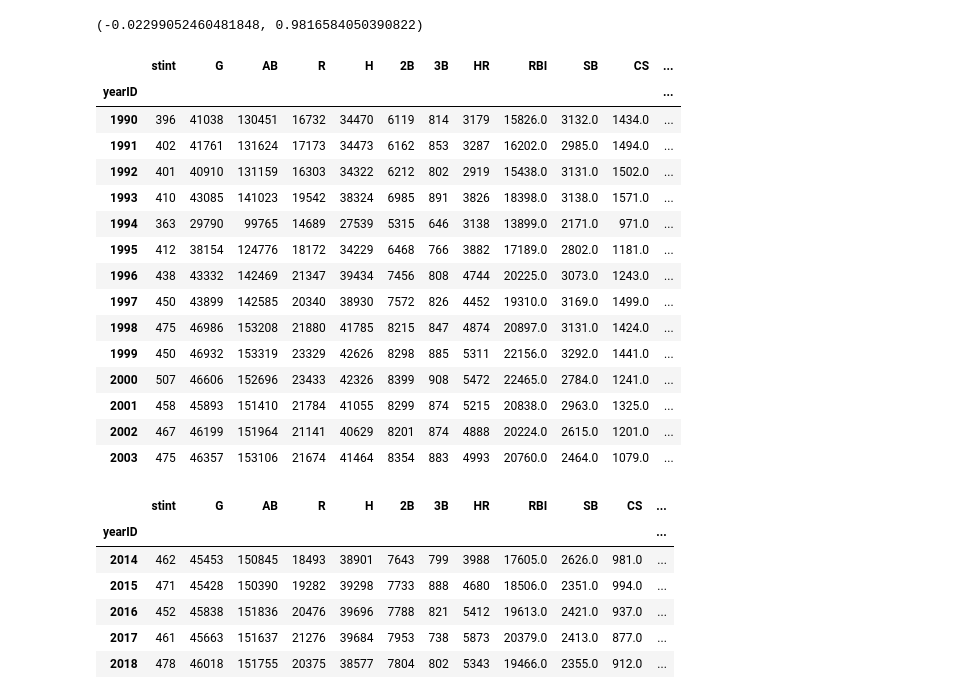
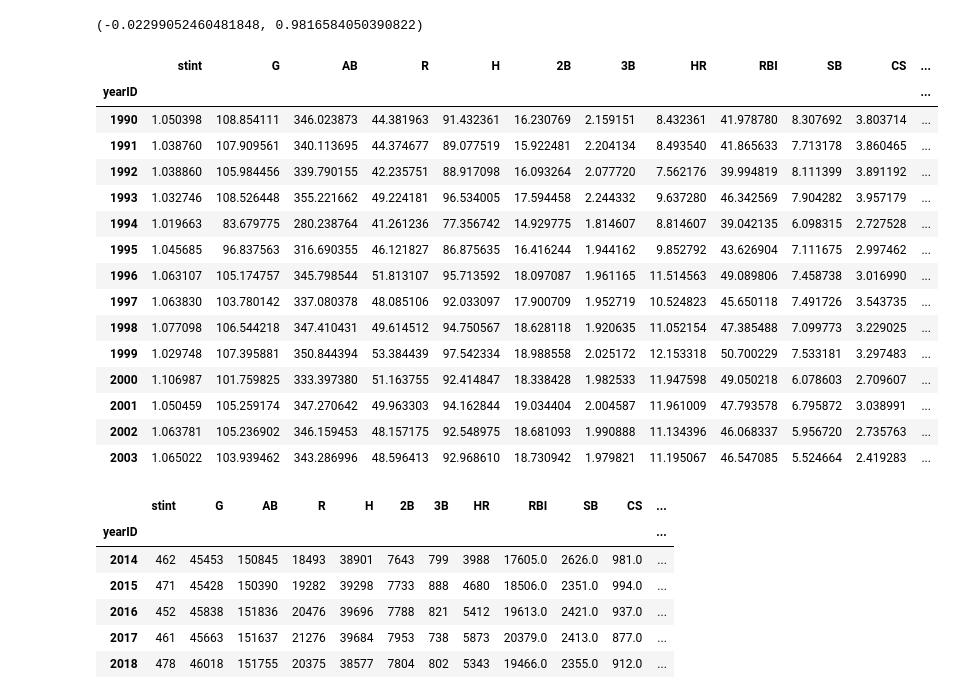
Before and after one commit to cjriggio/juiced, a Jupyter notebook: Juice-vs-Steroids.ipynb, the cells around one changed output. Saved outputs shown, nothing was run; the diff lists cells and outputs as text; code cells hidden in the pictures.

```diff
--- a/Juice-vs-Steroids.ipynb
+++ b/Juice-vs-Steroids.ipynb
@@ -318,24 +335,24 @@ juiced['SOHR']  = juiced['HR']/juiced['SO']
 # %%
 steroids['SOHR'] = steroids['HR']/steroids['SO']
 # %%
-steroids.groupby('yearID').sum()
+steroids.groupby('yearID').mean()
 # %% [output]
 |  | stint | G | AB | R | H | 2B | 3B | HR | RBI | SB | CS | ... |
 | yearID |  |  |  |  |  |  |  |  |  |  |  | ... |
-| 1990 | 396 | 41038 | 130451 | 16732 | 34470 | 6119 | 814 | 3179 | 15826.0 | 3132.0 | 1434.0 | ... |
-| 1991 | 402 | 41761 | 131624 | 17173 | 34473 | 6162 | 853 | 3287 | 16202.0 | 2985.0 | 1494.0 | ... |
-| 1992 | 401 | 40910 | 131159 | 16303 | 34322 | 6212 | 802 | 2919 | 15438.0 | 3131.0 | 1502.0 | ... |
-| 1993 | 410 | 43085 | 141023 | 19542 | 38324 | 6985 | 891 | 3826 | 18398.0 | 3138.0 | 1571.0 | ... |
-| 1994 | 363 | 29790 | 99765 | 14689 | 27539 | 5315 | 646 | 3138 | 13899.0 | 2171.0 | 971.0 | ... |
-| 1995 | 412 | 38154 | 124776 | 18172 | 34229 | 6468 | 766 | 3882 | 17189.0 | 2802.0 | 1181.0 | ... |
-| 1996 | 438 | 43332 | 142469 | 21347 | 39434 | 7456 | 808 | 4744 | 20225.0 | 3073.0 | 1243.0 | ... |
-| 1997 | 450 | 43899 | 142585 | 20340 | 38930 | 7572 | 826 | 4452 | 19310.0 | 3169.0 | 1499.0 | ... |
-| 1998 | 475 | 46986 | 153208 | 21880 | 41785 | 8215 | 847 | 4874 | 20897.0 | 3131.0 | 1424.0 | ... |
-| 1999 | 450 | 46932 | 153319 | 23329 | 42626 | 8298 | 885 | 5311 | 22156.0 | 3292.0 | 1441.0 | ... |
-| 2000 | 507 | 46606 | 152696 | 23433 | 42326 | 8399 | 908 | 5472 | 22465.0 | 2784.0 | 1241.0 | ... |
-| 2001 | 458 | 45893 | 151410 | 21784 | 41055 | 8299 | 874 | 5215 | 20838.0 | 2963.0 | 1325.0 | ... |
-| 2002 | 467 | 46199 | 151964 | 21141 | 40629 | 8201 | 874 | 4888 | 20224.0 | 2615.0 | 1201.0 | ... |
-| 2003 | 475 | 46357 | 153106 | 21674 | 41464 | 8354 | 883 | 4993 | 20760.0 | 2464.0 | 1079.0 | ... |
+| 1990 | 1.050398 | 108.854111 | 346.023873 | 44.381963 | 91.432361 | 16.230769 | 2.159151 | 8.432361 | 41.978780 | 8.307692 | 3.803714 | ... |
+| 1991 | 1.038760 | 107.909561 | 340.113695 | 44.374677 | 89.077519 | 15.922481 | 2.204134 | 8.493540 | 41.865633 | 7.713178 | 3.860465 | ... |
+| 1992 | 1.038860 | 105.984456 | 339.790155 | 42.235751 | 88.917098 | 16.093264 | 2.077720 | 7.562176 | 39.994819 | 8.111399 | 3.891192 | ... |
+| 1993 | 1.032746 | 108.526448 | 355.221662 | 49.224181 | 96.534005 | 17.594458 | 2.244332 | 9.637280 | 46.342569 | 7.904282 | 3.957179 | ... |
+| 1994 | 1.019663 | 83.679775 | 280.238764 | 41.261236 | 77.356742 | 14.929775 | 1.814607 | 8.814607 | 39.042135 | 6.098315 | 2.727528 | ... |
+| 1995 | 1.045685 | 96.837563 | 316.690355 | 46.121827 | 86.875635 | 16.416244 | 1.944162 | 9.852792 | 43.626904 | 7.111675 | 2.997462 | ... |
+| 1996 | 1.063107 | 105.174757 | 345.798544 | 51.813107 | 95.713592 | 18.097087 | 1.961165 | 11.514563 | 49.089806 | 7.458738 | 3.016990 | ... |
+| 1997 | 1.063830 | 103.780142 | 337.080378 | 48.085106 | 92.033097 | 17.900709 | 1.952719 | 10.524823 | 45.650118 | 7.491726 | 3.543735 | ... |
+| 1998 | 1.077098 | 106.544218 | 347.410431 | 49.614512 | 94.750567 | 18.628118 | 1.920635 | 11.052154 | 47.385488 | 7.099773 | 3.229025 | ... |
+| 1999 | 1.029748 | 107.395881 | 350.844394 | 53.384439 | 97.542334 | 18.988558 | 2.025172 | 12.153318 | 50.700229 | 7.533181 | 3.297483 | ... |
+| 2000 | 1.106987 | 101.759825 | 333.397380 | 51.163755 | 92.414847 | 18.338428 | 1.982533 | 11.947598 | 49.050218 | 6.078603 | 2.709607 | ... |
+| 2001 | 1.050459 | 105.259174 | 347.270642 | 49.963303 | 94.162844 | 19.034404 | 2.004587 | 11.961009 | 47.793578 | 6.795872 | 3.038991 | ... |
+| 2002 | 1.063781 | 105.236902 | 346.159453 | 48.157175 | 92.548975 | 18.681093 | 1.990888 | 11.134396 | 46.068337 | 5.956720 | 2.735763 | ... |
+| 2003 | 1.065022 | 103.939462 | 343.286996 | 48.596413 | 92.968610 | 18.730942 | 1.979821 | 11.195067 | 46.547085 | 5.524664 | 2.419283 | ... |
 # %%
 juiced.groupby('yearID').sum()
 # %% [output]
```
Also changed, not shown: parts of 13 cells of this notebook, 9 other files.
